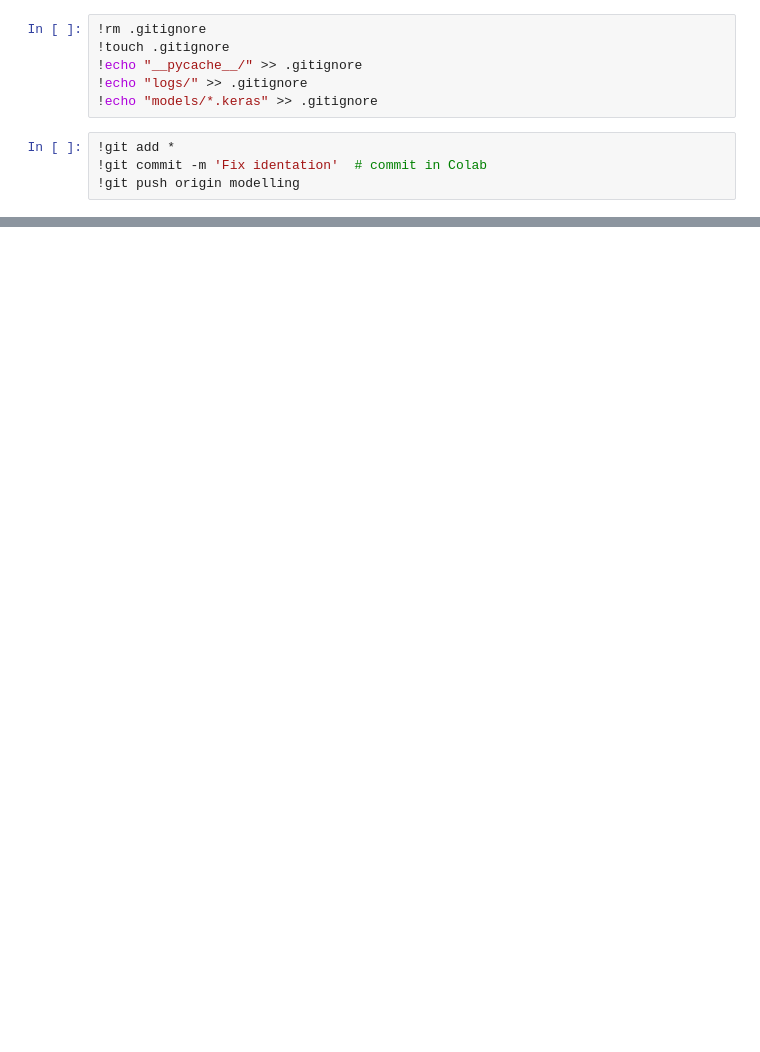
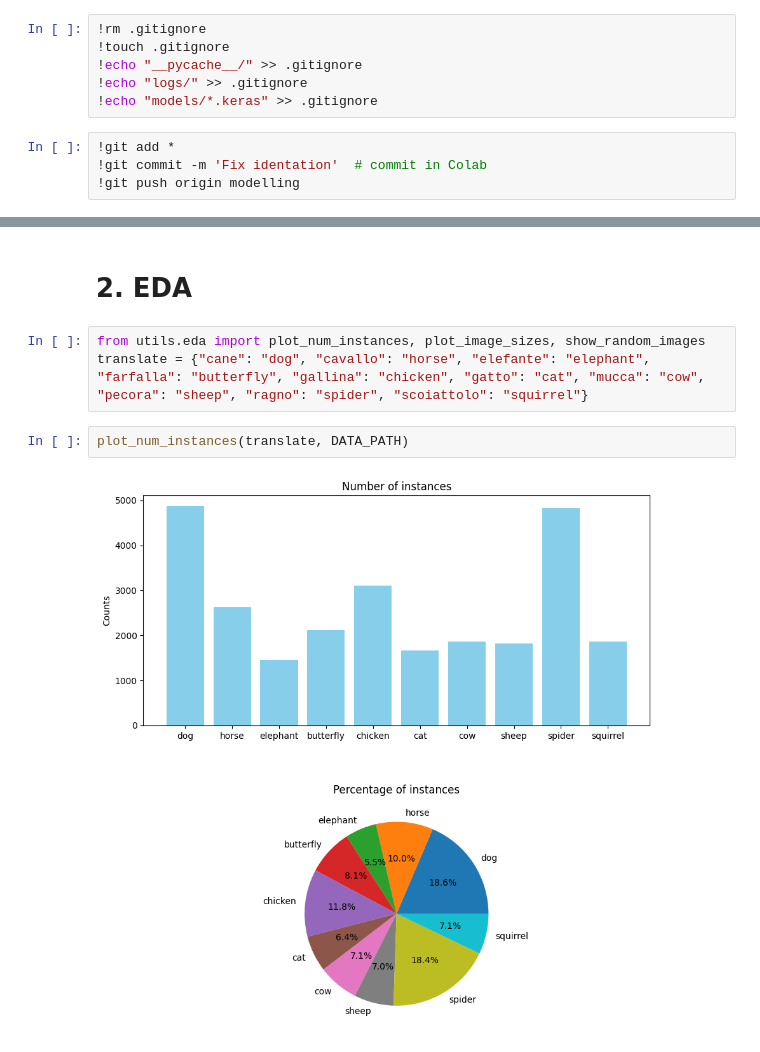
Before and after one commit to Mnsd05/animals-10, a Jupyter notebook: animals10.ipynb, the cells around one changed output, grey strips where cells are left out. Cells and saved outputs as stored; diff of their text form; blank space fills up the shorter version.

```diff
--- a/animals10.ipynb
+++ b/animals10.ipynb
@@ -104,0 +145,9 @@ Push changes to github
+# %% [markdown]
+# 2. EDA
+# %%
+from utils.eda import plot_num_instances, plot_image_sizes, show_random_images
+translate = {"cane": "dog", "cavallo": "horse", "elefante": "elephant", "farfalla": "butterfly", "gallina": "chicken", "gatto": "cat", "mucca": "cow", "pecora": "sheep", "ragno": "spider", "scoiattolo": "squirrel"}
+# %%
+plot_num_instances(translate, DATA_PATH)
+# %% [output]
+[figure, added]
```
Also changed, not shown: parts of 19 cells of this notebook, 2 other files.
